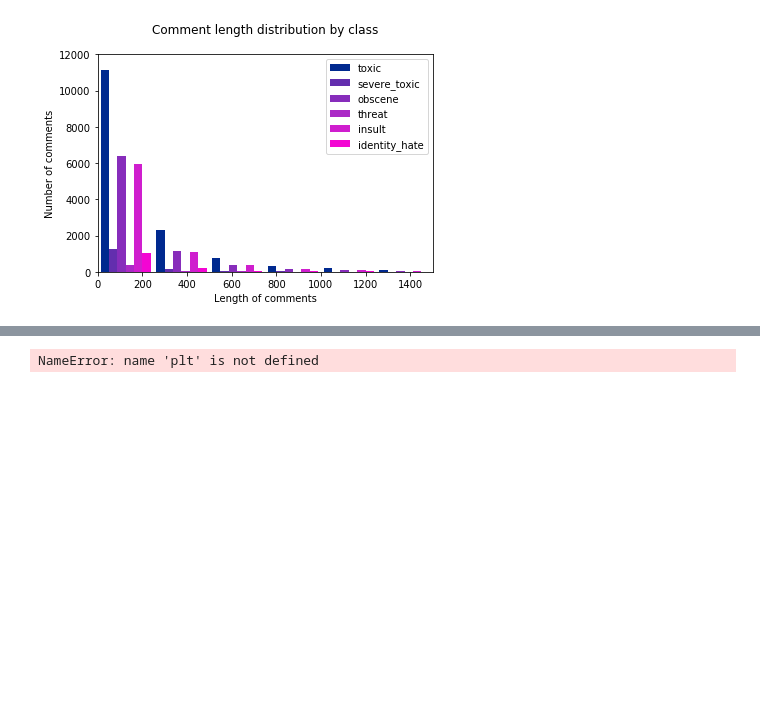
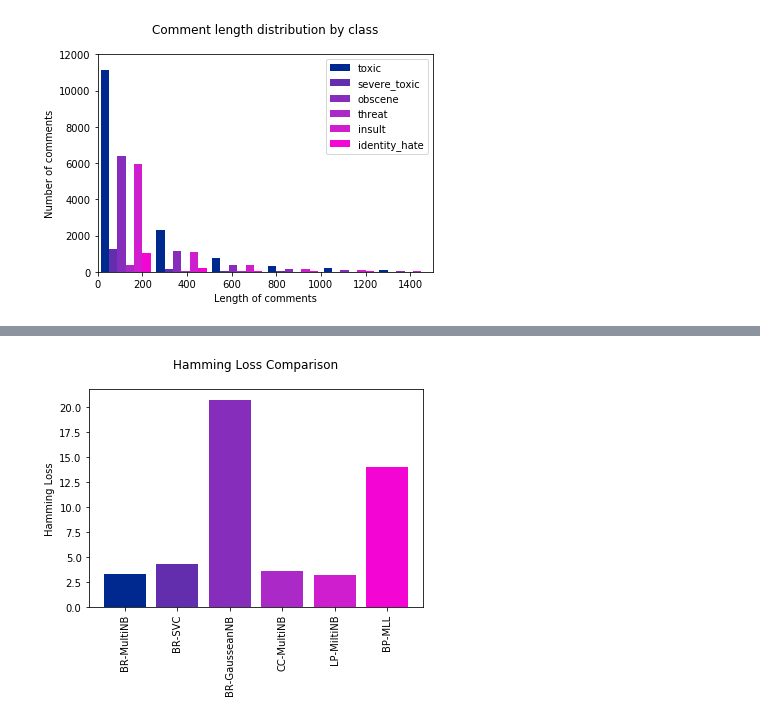
Before and after one commit to phoenix-254/toxic-comment-classification, a Jupyter notebook: src/main.ipynb, the cells around one changed output, grey strips where cells are left out. Drawn from its saved outputs; the diff is of its cells as text; code cells hidden in the pictures; blank space fills up the shorter version.

```diff
--- a/src/main.ipynb
+++ b/src/main.ipynb
@@ -378,18 +399,19 @@ print("Accuracy = {}".format(acc*100))
 # %%
-# Model Comparisons.
-models = ['BR-MultiNB', 'BR-SVC', 'BR-GausseanNB', 'CC-MultiNB', 'LP-MiltiNB', 'ML-KNN', 'BP-MLL']
-h_loss_arr = [3.27, 4.26, 20.74, 3.56, 3.17, 1.25, 6.25]
+# Hamming Loss Comparison.
+models = ['BR-MultiNB', 'BR-SVC', 'BR-GausseanNB', 'CC-MultiNB', 'LP-MiltiNB', 'BP-MLL']
+h_loss_arr = [3.27, 4.26, 20.74, 3.56, 3.17, 13.96]
 
-col = ['#00298F','#632EAE','#872DBB','#AB29C6','#CF1ECE','#F792EA']
+col = ['#00298F','#632EAE','#872DBB','#AB29C6','#CF1ECE','#F305D3']
 
+plt.title(f'Hamming Loss Comparison\n')
 plt.ylabel('Hamming Loss')
-plt.xlabel('Models')
+# plt.xlabel('Models')
 
 plt.xticks(rotation=90)
 
 for i in range(len(h_loss_arr)):
-    plt.bar(models[i], h_loss_arr[i], color=col)
+    plt.bar(models[i], h_loss_arr[i], color=col[i])
 
 plt.show()
 # %% [output]
-NameError: name 'plt' is not defined
+[figure, added]
```
Also changed, not shown: parts of 10 cells of this notebook, 10 other files.
